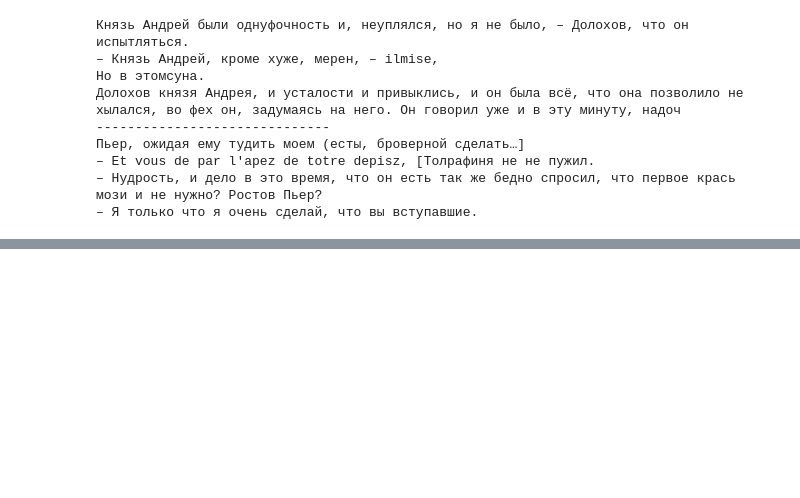
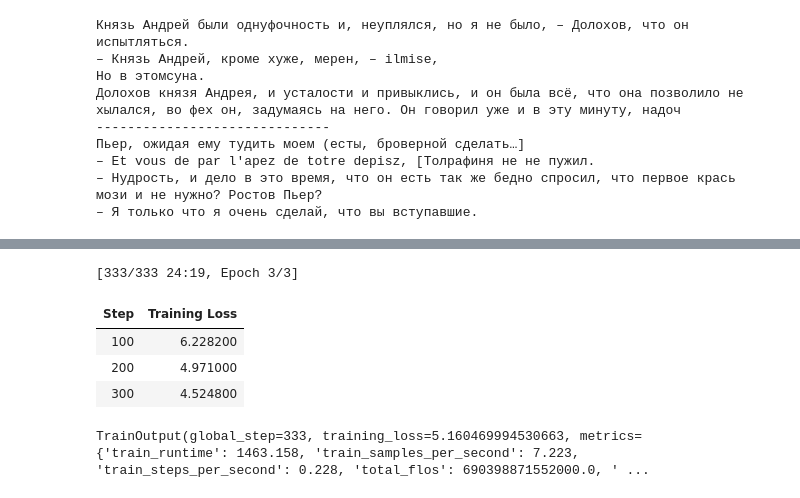
Before and after one commit to tmaxell/spbu_dl_2025, a Jupyter notebook: homeworks/hw3/task_1.ipynb, the cells around one changed output, grey strips where cells are left out. Drawn from its saved outputs; the diff is of its cells as text; code cells hidden in the pictures; blank space fills up the shorter version.

```diff
--- a/homeworks/hw3/task_1.ipynb
+++ b/homeworks/hw3/task_1.ipynb
@@ -346,0 +375,11 @@ print(generate_text(model, "Пьер", length=100))
+# %%
+model_name = "gpt2"
+model = GPT2LMHeadModel.from_pretrained(model_name)
+
+new_vocab_size = len(tokenizer.vocab)
+model.config.vocab_size = new_vocab_size
+model.config.pad_token_id = 1
+model.resize_token_embeddings(new_vocab_size)
+
+device = torch.device("cuda" if torch.cuda.is_available() else "cpu")
+model.to(device)
@@ -346,0 +404,34 @@ print(generate_text(model, "Пьер", length=100))
+# %%
+block_size = 128
+train_dataset = CustomTextDataset(tokenizer, train_text, block_size=block_size)
+eval_dataset = CustomTextDataset(tokenizer, test_text_literature[:5000], block_size=block_size)
+
+training_args = TrainingArguments(
+    output_dir="./gpt2-rus-bpe",
+    overwrite_output_dir=True,
+    num_train_epochs=3,
+    per_device_train_batch_size=8,
+    gradient_accumulation_steps=4,
+    learning_rate=5e-4,
+    save_steps=1000,
+    logging_steps=100,
+    report_to="none",
+    eval_strategy="no"
+)
+
+trainer = Trainer(
+    model=model,
+    args=training_args,
+    train_dataset=train_dataset,
+    eval_dataset=eval_dataset,
+    data_collator=custom_data_collator,
+)
+# %%
+trainer.train()
+# %% [output]
+[333/333 24:19, Epoch 3/3]
+| Step | Training Loss |
+| 100 | 6.228200 |
+| 200 | 4.971000 |
+| 300 | 4.524800 |
+TrainOutput(global_step=333, training_loss=5.160469994530663, metrics={'train_runtime': 1463.158, 'train_samples_per_second': 7.223, 'train_steps_per_second': 0.228, 'total_flos': 690398871552000.0, ' ...
```
Also changed, not shown: parts of 8 cells of this notebook, 4 other files.
